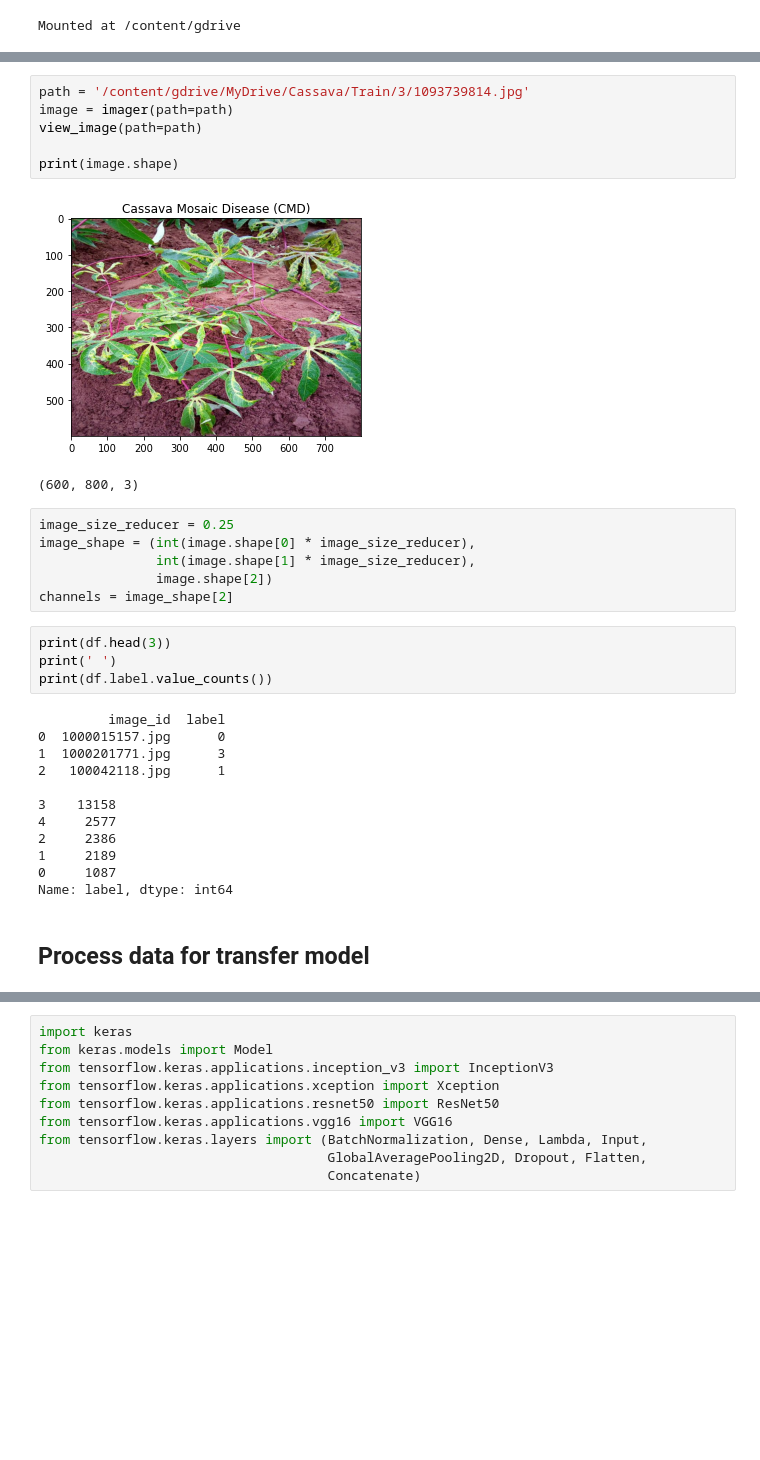
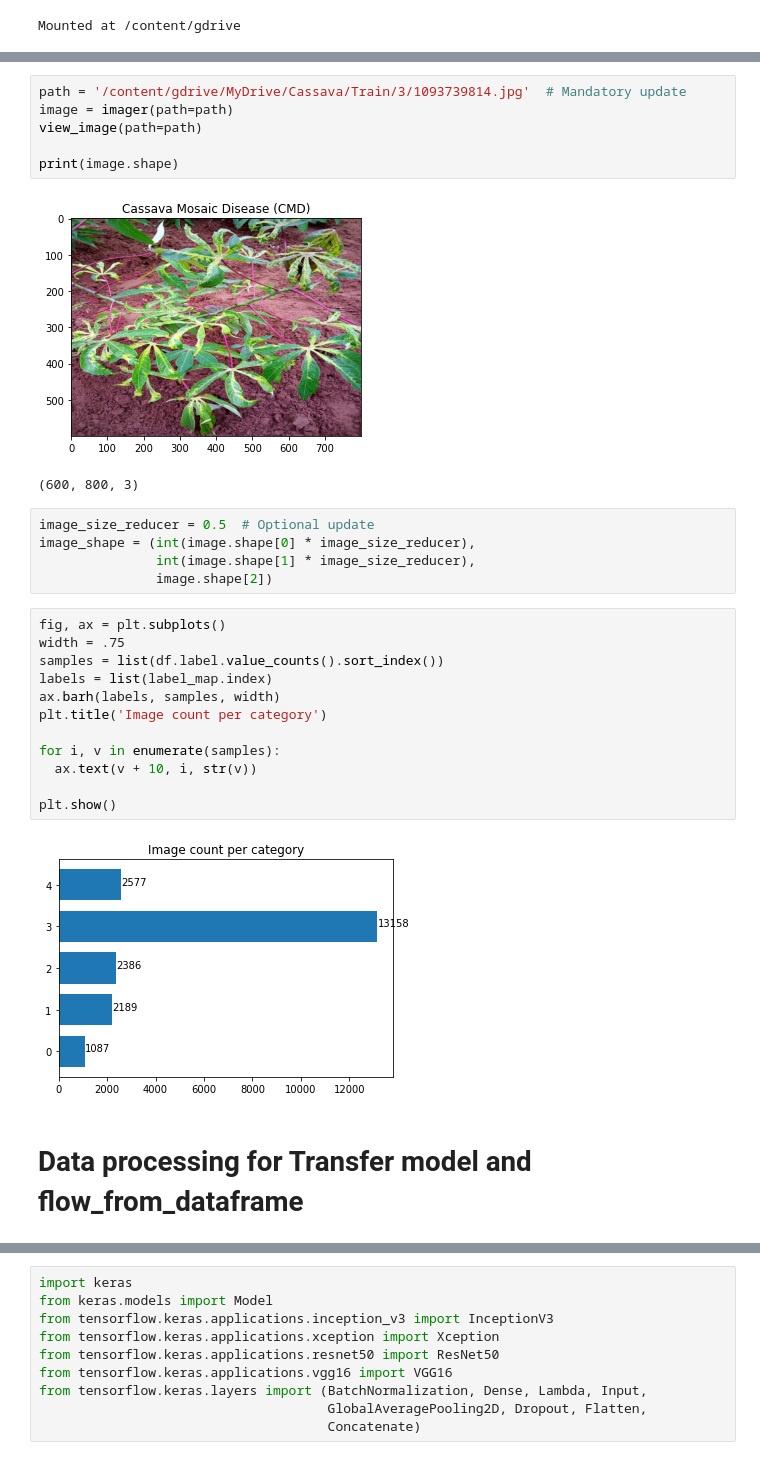
Before and after one commit to clyde2020/ML_Portfolio, a Jupyter notebook: Cassava_Leaf_Disease_Classification/Cassava.ipynb, the cells around one changed output, grey strips where cells are left out. Saved outputs shown, nothing was run; the diff lists cells and outputs as text; blank space fills up the shorter version.

```diff
--- a/Cassava_Leaf_Disease_Classification/Cassava.ipynb
+++ b/Cassava_Leaf_Disease_Classification/Cassava.ipynb
@@ -59,7 +58,7 @@ def view_image(path):
   plt.title(name)
   plt.show()
 # %%
-path = '/content/gdrive/MyDrive/Cassava/Train/3/1093739814.jpg'
+path = '/content/gdrive/MyDrive/Cassava/Train/3/1093739814.jpg'  # Mandatory update
 image = imager(path=path)
 view_image(path=path)
 
@@ -68,26 +67,23 @@ print(image.shape)
 [figure]
 (600, 800, 3)
 # %%
-image_size_reducer = 0.25
+image_size_reducer = 0.5  # Optional update
 image_shape = (int(image.shape[0] * image_size_reducer),
                int(image.shape[1] * image_size_reducer),
                image.shape[2])
-channels = image_shape[2]
-# %%
-print(df.head(3))
-print(' ')
-print(df.label.value_counts())
-# %% [output]
-         image_id  label
-0  1000015157.jpg      0
-1  1000201771.jpg      3
-2   100042118.jpg      1
-
-3    13158
-4     2577
-2     2386
-1     2189
-0     1087
-Name: label, dtype: int64
-# %% [markdown]
-## Process data for transfer model
+# %%
+fig, ax = plt.subplots()
+width = .75
+samples = list(df.label.value_counts().sort_index())
+labels = list(label_map.index)
+ax.barh(labels, samples, width)
+plt.title('Image count per category')
+
+for i, v in enumerate(samples):
+  ax.text(v + 10, i, str(v))
+
+plt.show()
+# %% [output]
+[figure, added]
+# %% [markdown]
+# Data processing for Transfer model and flow_from_dataframe
```
Also changed, not shown: parts of 23 cells of this notebook.
